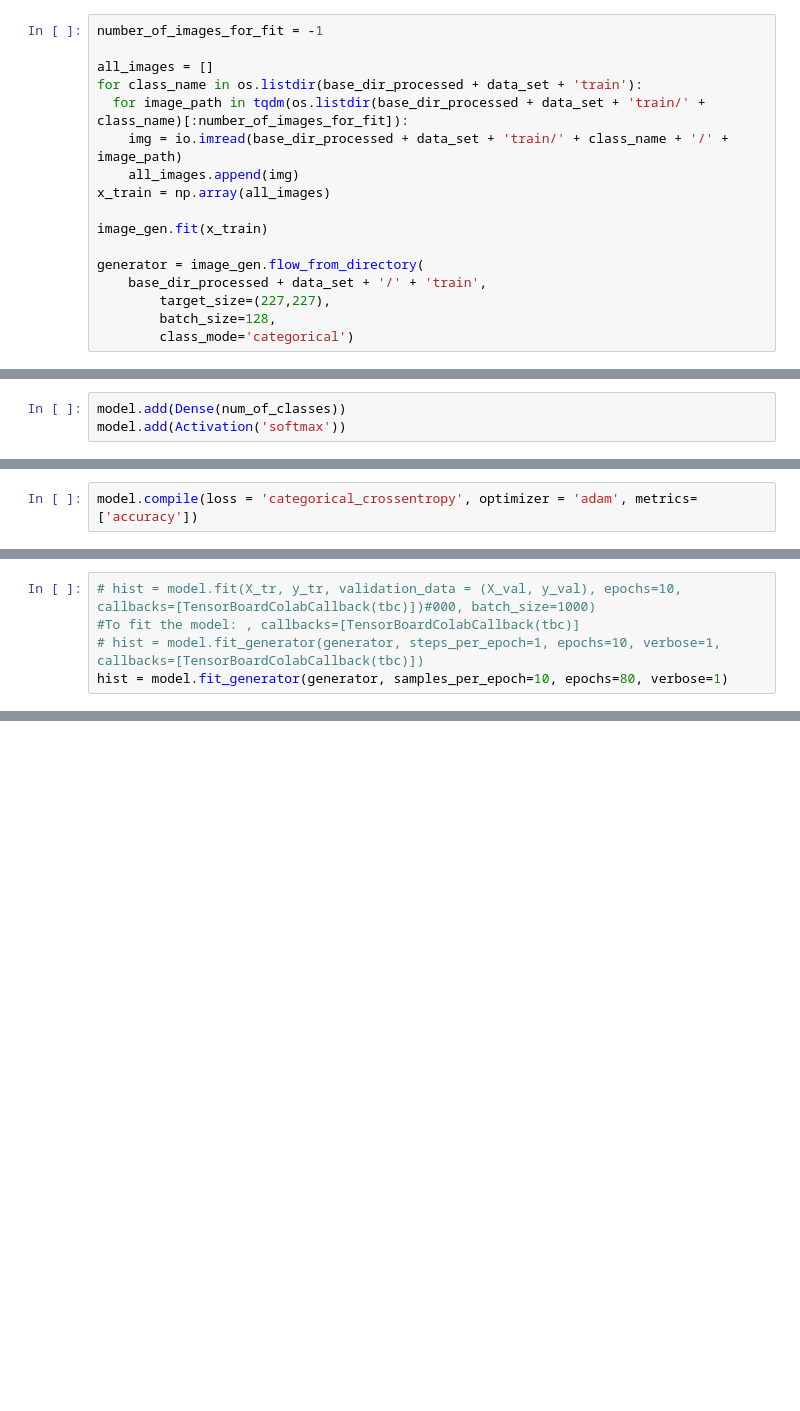
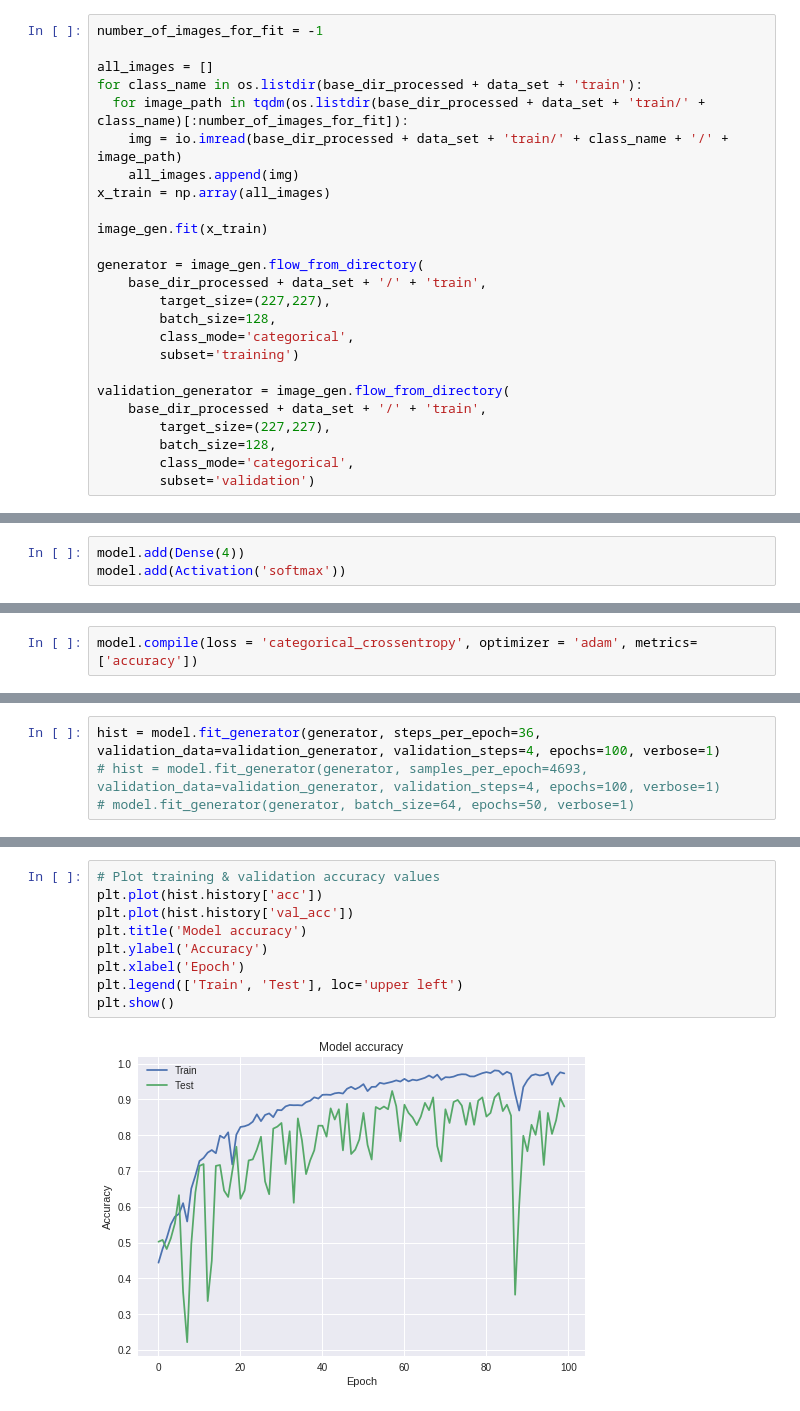
Before and after one commit to m-mazurkiewicz/PWR_MachineLearning, a Jupyter notebook: AlexNetArchitecture.ipynb, the cells around one changed output, grey strips where cells are left out. Drawn from its saved outputs; the diff is of its cells as text; blank space fills up the shorter version.

Commit message:
add plotting and saving/loading model

```diff
--- a/AlexNetArchitecture.ipynb
+++ b/AlexNetArchitecture.ipynb
@@ -62,4 +59,12 @@ generator = image_gen.flow_from_directory(
     base_dir_processed + data_set + '/' + 'train',
         target_size=(227,227),
         batch_size=128,
-        class_mode='categorical')
+        class_mode='categorical',
+        subset='training')
+
+validation_generator = image_gen.flow_from_directory(
+    base_dir_processed + data_set + '/' + 'train',
+        target_size=(227,227),
+        batch_size=128,
+        class_mode='categorical',
+        subset='validation')
@@ -111,3 +116,3 @@ model.add(Dropout(0.5))
 # %%
-model.add(Dense(num_of_classes))
+model.add(Dense(4))
 model.add(Activation('softmax'))
@@ -118,5 +122,0 @@ model.summary()
-# %%
-# hist = model.fit(X_tr, y_tr, validation_data = (X_val, y_val), epochs=10, callbacks=[TensorBoardColabCallback(tbc)])#000, batch_size=1000)
-#To fit the model: , callbacks=[TensorBoardColabCallback(tbc)]
-# hist = model.fit_generator(generator, steps_per_epoch=1, epochs=10, verbose=1, callbacks=[TensorBoardColabCallback(tbc)])
-hist = model.fit_generator(generator, samples_per_epoch=10, epochs=80, verbose=1)
@@ -311,0 +123,4 @@ Epoch 5/50
+# %%
+hist = model.fit_generator(generator, steps_per_epoch=36, validation_data=validation_generator, validation_steps=4, epochs=100, verbose=1)
+# hist = model.fit_generator(generator, samples_per_epoch=4693, validation_data=validation_generator, validation_steps=4, epochs=100, verbose=1)
+# model.fit_generator(generator, batch_size=64, epochs=50, verbose=1)
@@ -311,0 +129,11 @@ Epoch 5/50
+# %%
+# Plot training & validation accuracy values
+plt.plot(hist.history['acc'])
+plt.plot(hist.history['val_acc'])
+plt.title('Model accuracy')
+plt.ylabel('Accuracy')
+plt.xlabel('Epoch')
+plt.legend(['Train', 'Test'], loc='upper left')
+plt.show()
+# %% [output]
+[figure, added]
```
Also changed, not shown: parts of 18 cells of this notebook.
